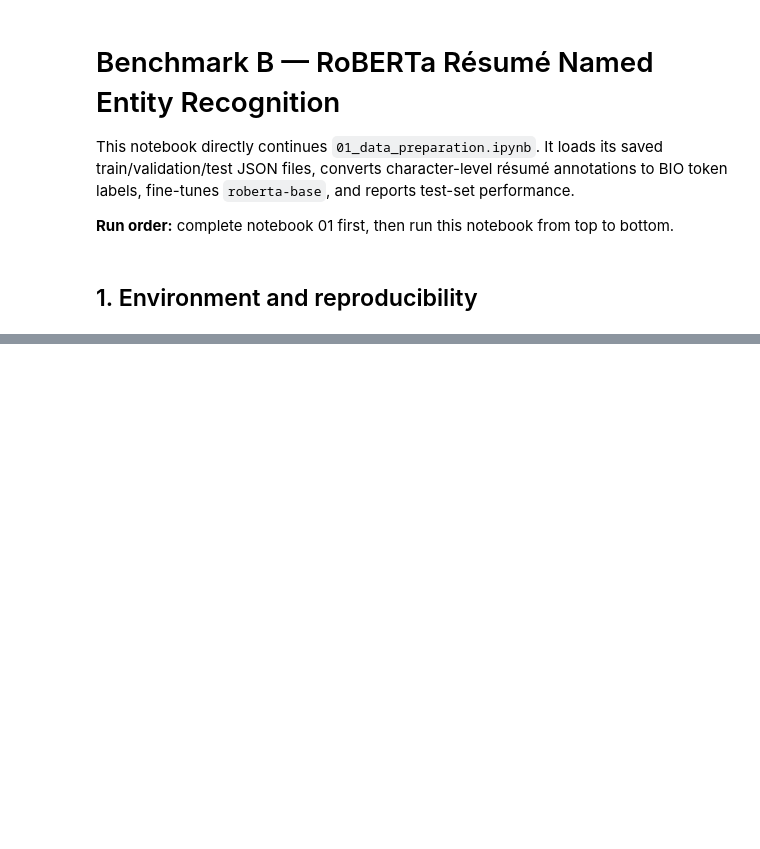
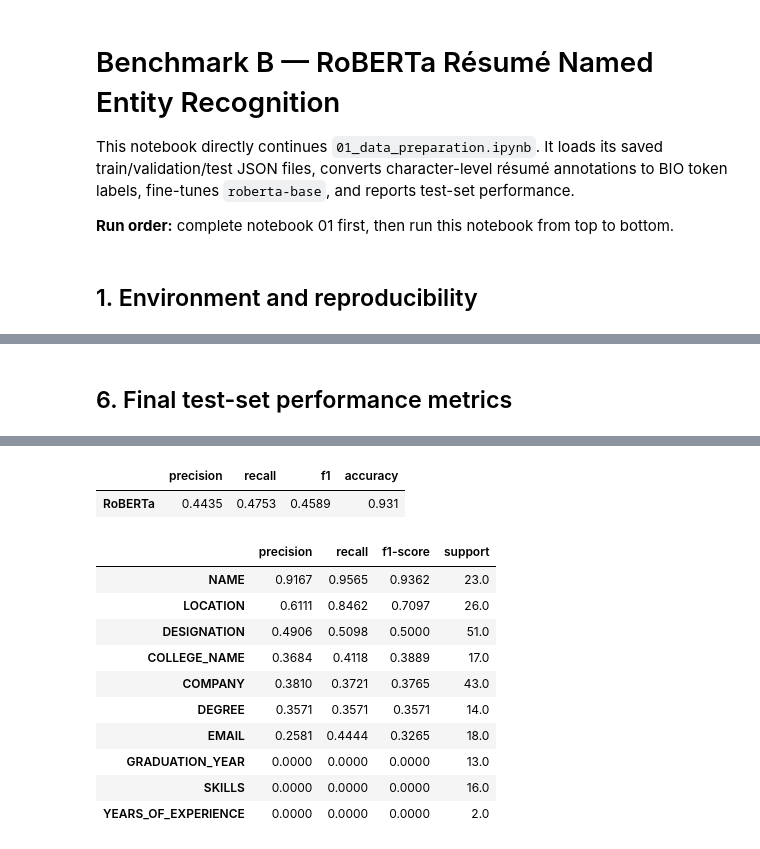
Before and after one commit to TeowKahLe/NLP-Assignment, a Jupyter notebook: notebooks/03_benchmark_b.ipynb, the cells around one changed output, grey strips where cells are left out. Saved outputs shown, nothing was run; the diff lists cells and outputs as text; code cells hidden in the pictures; blank space fills up the shorter version.

```diff
--- a/notebooks/03_benchmark_b.ipynb
+++ b/notebooks/03_benchmark_b.ipynb
@@ -41,0 +64,24 @@ print("PyTorch device:", "cuda" if torch.cuda.is_available() else "cpu")
+# %%
+# This works whether Jupyter starts in the repository root or in notebooks/.
+cwd = Path.cwd().resolve()
+PROJECT_ROOT = cwd if (cwd / "data").is_dir() else cwd.parent
+DATA_DIR = PROJECT_ROOT / "data"
+RESULTS_DIR = PROJECT_ROOT / "results"
+MODEL_DIR = PROJECT_ROOT / "models" / "roberta_resume_ner"
+RESULTS_DIR.mkdir(parents=True, exist_ok=True)
+MODEL_DIR.mkdir(parents=True, exist_ok=True)
+
+def load_split(name):
+    path = DATA_DIR / f"{name}.json"
+    if not path.exists():
+        raise FileNotFoundError(
+            f"Missing {path}. Run 01_data_preparation.ipynb through the Save split section first."
+        )
+    with path.open(encoding="utf-8") as file:
+        return json.load(file)
+
+train_records = load_split("train")
+val_records = load_split("val")
+test_records = load_split("test")
+
+print({"train": len(train_records), "validation": len(val_records), "test": len(test_records)})
@@ -41,0 +295,24 @@ print("PyTorch device:", "cuda" if torch.cuda.is_available() else "cpu")
+# %% [markdown]
+## 6. Final test-set performance metrics
+# %%
+test_output = trainer.predict(test_dataset)
+test_predictions, test_labels = decode_predictions(test_output.predictions, test_output.label_ids)
+
+overall_metrics = {
+    "precision": float(precision_score(test_labels, test_predictions, zero_division=0)),
+    "recall": float(recall_score(test_labels, test_predictions, zero_division=0)),
+    "f1": float(f1_score(test_labels, test_predictions, zero_division=0)),
+    "accuracy": float(accuracy_score(test_labels, test_predictions)),
+}
+
+report = classification_report(test_labels, test_predictions, output_dict=True, zero_division=0)
+per_entity = {
+    name: {key: float(value) if key != "support" else int(value) for key, value in scores.items()}
+    for name, scores in report.items()
+    if isinstance(scores, dict) and name not in {"micro avg", "macro avg", "weighted avg"}
+}
+
+metrics_table = pd.DataFrame([overall_metrics], index=["RoBERTa"]).round(4)
+display(metrics_table)
+display(pd.DataFrame(per_entity).T.sort_values("f1-score", ascending=False).round(4))
+# %% [output]
@@ -41,0 +320,13 @@ print("PyTorch device:", "cuda" if torch.cuda.is_available() else "cpu")
+|  | precision | recall | f1 | accuracy |
+| RoBERTa | 0.4435 | 0.4753 | 0.4589 | 0.931 |
+|  | precision | recall | f1-score | support |
+| NAME | 0.9167 | 0.9565 | 0.9362 | 23.0 |
+| LOCATION | 0.6111 | 0.8462 | 0.7097 | 26.0 |
+| DESIGNATION | 0.4906 | 0.5098 | 0.5000 | 51.0 |
+| COLLEGE_NAME | 0.3684 | 0.4118 | 0.3889 | 17.0 |
+| COMPANY | 0.3810 | 0.3721 | 0.3765 | 43.0 |
+| DEGREE | 0.3571 | 0.3571 | 0.3571 | 14.0 |
+| EMAIL | 0.2581 | 0.4444 | 0.3265 | 18.0 |
+| GRADUATION_YEAR | 0.0000 | 0.0000 | 0.0000 | 13.0 |
+| SKILLS | 0.0000 | 0.0000 | 0.0000 | 16.0 |
+| YEARS_OF_EXPERIENCE | 0.0000 | 0.0000 | 0.0000 | 2.0 |
```
Also changed, not shown: parts of 15 cells of this notebook.
